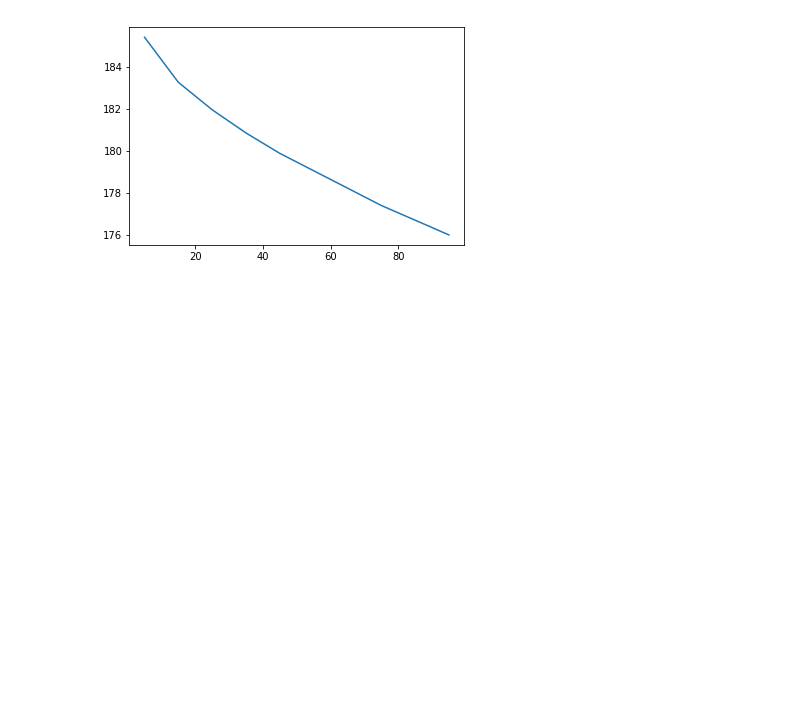
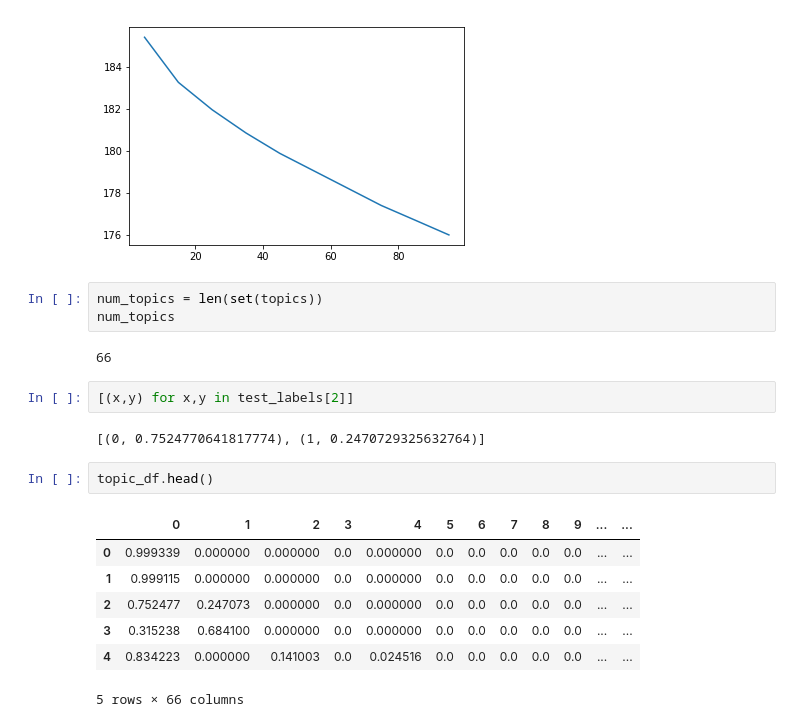
Before and after one commit to CSE6242TEAM135/Nosleep-Recommender-System, a Jupyter notebook: hpd_topic_modeling.ipynb, the cells around one changed output. Drawn from its saved outputs; the diff is of its cells as text; blank space fills up the shorter version.

```diff
--- a/hpd_topic_modeling.ipynb
+++ b/hpd_topic_modeling.ipynb
@@ -520,3 +412,22 @@ plt.plot(range(5,100,10),errors)
 plt.show()
 # %% [output]
 [figure]
+# %%
+num_topics = len(set(topics))
+num_topics
+# %% [output]
+66
+# %%
+[(x,y) for x,y in test_labels[2]]
+# %% [output]
+[(0, 0.7524770641817774), (1, 0.2470729325632764)]
+# %%
+topic_df.head()
+# %% [output]
+|  | 0 | 1 | 2 | 3 | 4 | 5 | 6 | 7 | 8 | 9 | ... | ... |
+| 0 | 0.999339 | 0.000000 | 0.000000 | 0.0 | 0.000000 | 0.0 | 0.0 | 0.0 | 0.0 | 0.0 | ... | ... |
+| 1 | 0.999115 | 0.000000 | 0.000000 | 0.0 | 0.000000 | 0.0 | 0.0 | 0.0 | 0.0 | 0.0 | ... | ... |
+| 2 | 0.752477 | 0.247073 | 0.000000 | 0.0 | 0.000000 | 0.0 | 0.0 | 0.0 | 0.0 | 0.0 | ... | ... |
+| 3 | 0.315238 | 0.684100 | 0.000000 | 0.0 | 0.000000 | 0.0 | 0.0 | 0.0 | 0.0 | 0.0 | ... | ... |
+| 4 | 0.834223 | 0.000000 | 0.141003 | 0.0 | 0.024516 | 0.0 | 0.0 | 0.0 | 0.0 | 0.0 | ... | ... |
+5 rows × 66 columns
```
Also changed, not shown: parts of 49 cells of this notebook, 1 other file.
